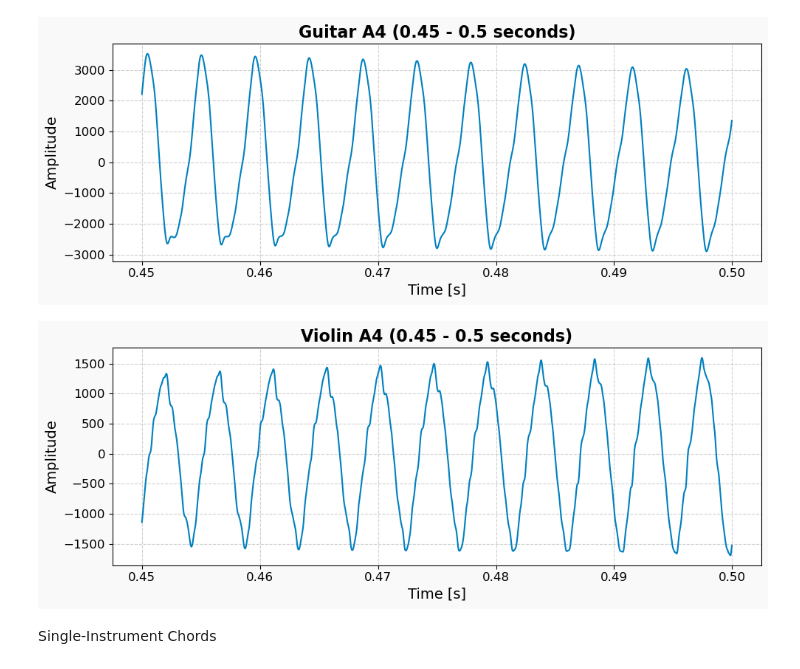
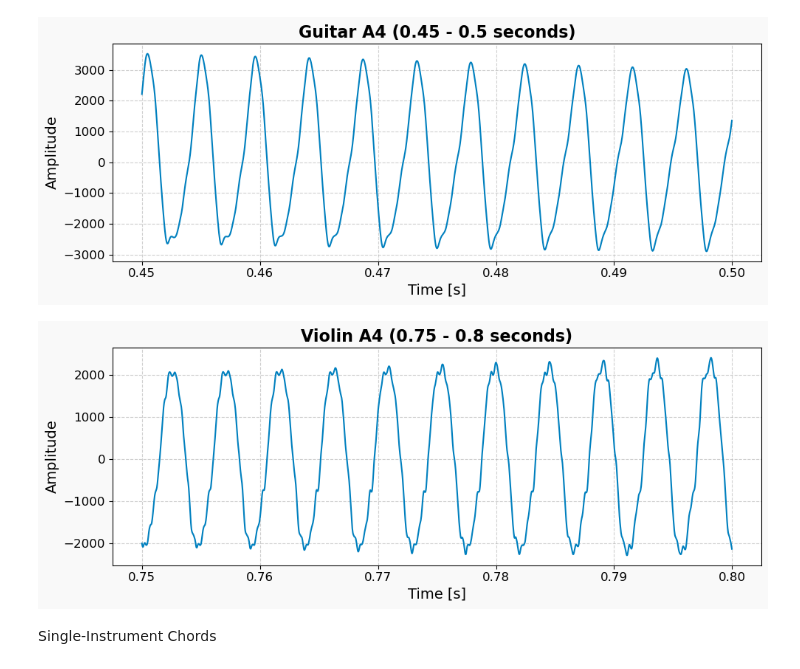
Before and after one commit to RobbenWijanathan/string-signal-analysis, a Jupyter notebook: audiovisualizer.ipynb, the cells around one changed output. Saved outputs shown, nothing was run; the diff lists cells and outputs as text; code cells hidden in the pictures.

```diff
--- a/audiovisualizer.ipynb
+++ b/audiovisualizer.ipynb
@@ -70,34 +70,34 @@ plt.show()
 # %%
 # Violin A4
 
 sample_rate, data = wavfile.read("./audio/Violin A4.wav")
 
 if data.ndim > 1:
     data = data[:, 0]  # use left channel
 
 time = np.arange(len(data)) / sample_rate
 
-start_time = 0.45
-end_time = 0.5
+start_time = 0.75
+end_time = 0.8
 
 start_index = int(start_time * sample_rate)
 end_index = int(end_time * sample_rate)
 
 segment = data[start_index:end_index]
 segment_time = time[start_index:end_index]
 
 plt.figure(figsize=(10, 4))
 plt.plot(segment_time, segment, color=plt.cm.winter(0.5), linewidth=1.5)
-plt.title("Violin A4 (0.45 - 0.5 seconds)", fontsize=16, weight='bold')
+plt.title("Violin A4 (0.75 - 0.8 seconds)", fontsize=16, weight='bold')
 plt.xlabel("Time [s]", fontsize=14)
 plt.ylabel("Amplitude", fontsize=14)
 plt.grid(True, linestyle='--', alpha=0.6)
 plt.tick_params(axis='both', labelsize=12)
 plt.gcf().patch.set_facecolor('#f9f9f9')
 plt.tight_layout()
 plt.show()
 # %% [output]
-[figure, old version]
+[figure, new version]
 # %% [markdown]
 Single-Instrument Chords
 # %%
```
Also changed, not shown: parts of 1 cell of this notebook.
